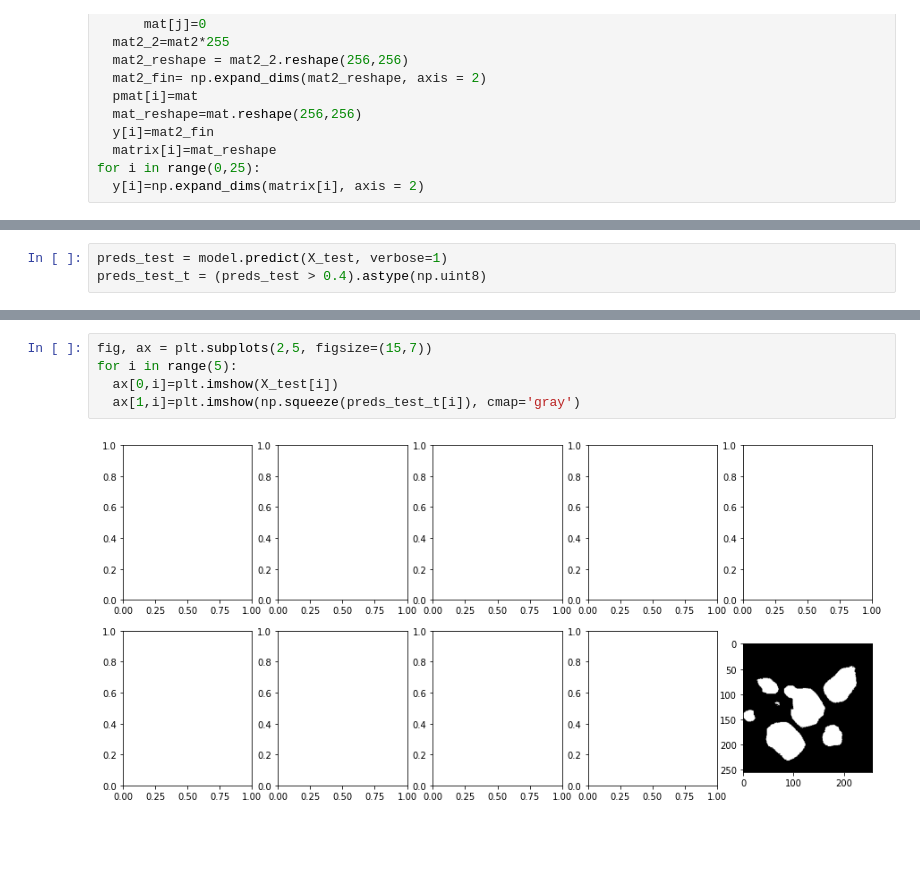
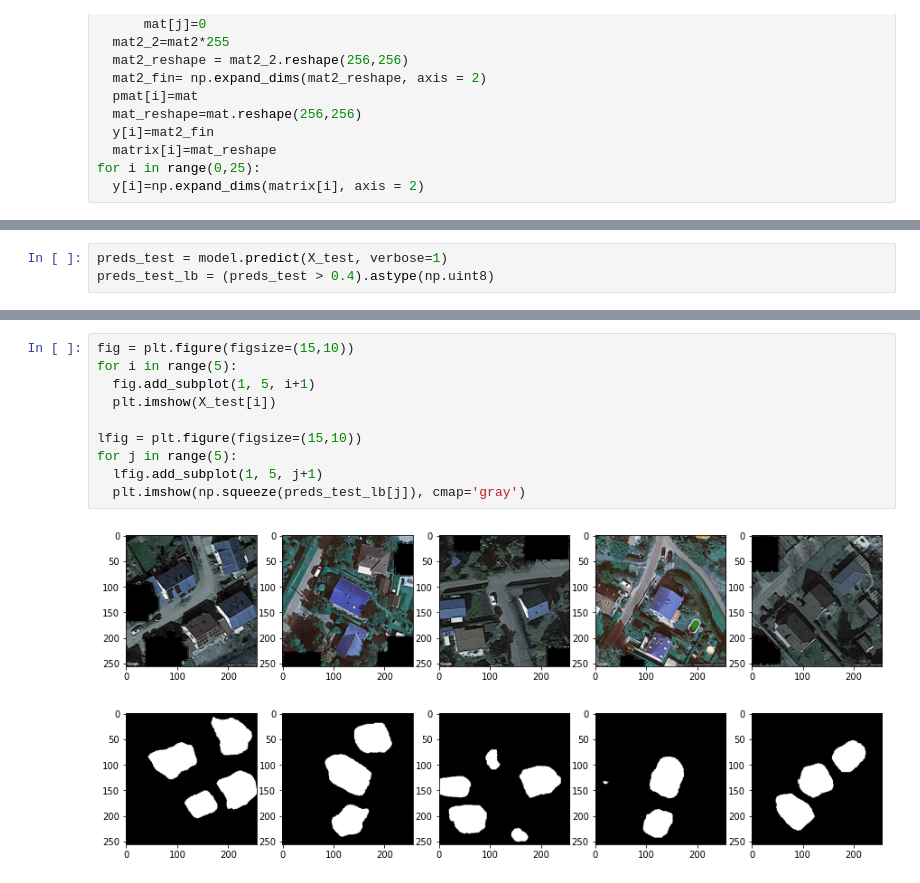
Before and after one commit to fereshteh-bahadory/Segmentation-for-rooftop-images, a Jupyter notebook: final_code.ipynb, the cells around one changed output, grey strips where cells are left out. Drawn from its saved outputs; the diff is of its cells as text; blank space fills up the shorter version.

```diff
--- a/final_code.ipynb
+++ b/final_code.ipynb
@@ -319,4 +312,4 @@ plt.imshow(X_test[2])
 # %%
 preds_test = model.predict(X_test, verbose=1)
-preds_test_t = (preds_test > 0.4).astype(np.uint8)
+preds_test_lb = (preds_test > 0.4).astype(np.uint8)
 # %% [output]
@@ -338,7 +317,13 @@ plt.imshow(X_test[2])
 # %%
-fig, ax = plt.subplots(2,5, figsize=(15,7))
+fig = plt.figure(figsize=(15,10))
 for i in range(5):
-  ax[0,i]=plt.imshow(X_test[i])
-  ax[1,i]=plt.imshow(np.squeeze(preds_test_t[i]), cmap='gray')
+  fig.add_subplot(1, 5, i+1)
+  plt.imshow(X_test[i])
+
+lfig = plt.figure(figsize=(15,10))
+for j in range(5):
+  lfig.add_subplot(1, 5, j+1)
+  plt.imshow(np.squeeze(preds_test_lb[j]), cmap='gray')
 # %% [output]
-[figure, old version]
+[figure, new version]
+[figure, added]
```
Also changed, not shown: parts of 26 cells of this notebook.
